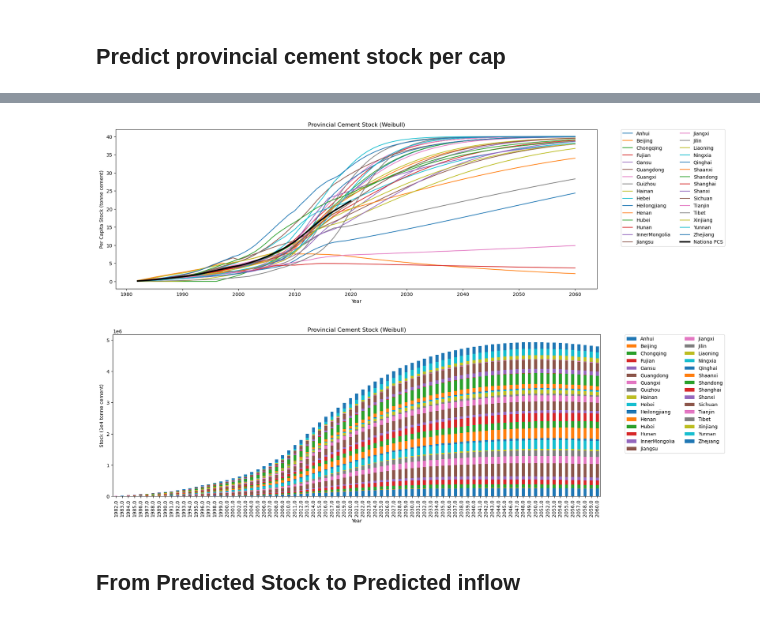
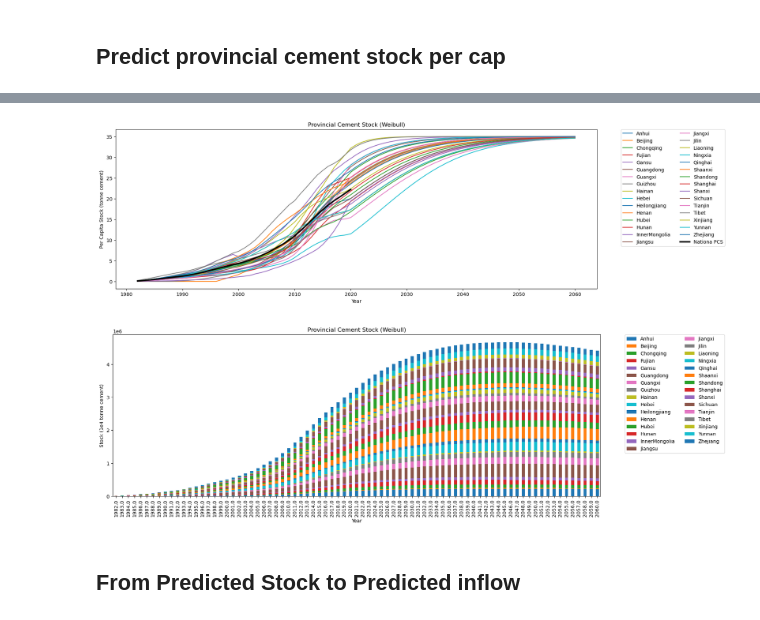
Before and after one commit to jerrysong0128/Dynamic-material-flow-analysis_example, a Jupyter notebook: stock_driven_prediction.ipynb, the cells around one changed output, grey strips where cells are left out. Drawn from its saved outputs; the diff is of its cells as text; code cells hidden in the pictures.

```diff
--- a/stock_driven_prediction.ipynb
+++ b/stock_driven_prediction.ipynb
@@ -137,32 +178,33 @@ draw_per_capita_stock_time(per_cap_history_pre)
 # %%
 #c_0 =          # per-cap cement stock in 2020;
 #d_0 =          # per-cap cement stock changed from 2019 to 2020;
-#t_0 = 2020     # the begining year of prediction (2020);
+#t_0            # the begining year of prediction (2020);
 #s_level =      # the saturation level of per-cap cement stock provincial level;
 def per_cap_prediction(c_0,d_0,t_0,s_level,t_f):
-    s_p = (s_level)/(1+((s_level/c_0)-1)*math.exp((-(s_level*d_0)/(c_0*(s_level-c_0)))*(t_f-t_0)))
+    d_0_1 = d_0
+    d_0_2 = (s_level-c_0)/(2060-2020)
+    d_0 = d_0_1*0.6 + d_0_2*0.4
+    s_p = (s_level)/(1+((s_level/c_0)-1)*math.exp((-(s_level)/(c_0*(s_level-c_0)))*(t_f-t_0)))
     return s_p
-
 
 def predict_PCS(num_prov,per_cap_history,s_level):
     predicted_PCS = per_cap_history.copy()
     for prov in range(1, num_prov+1):
         for year in range(2021, 2061):
             if year not in predicted_PCS.index:
                 predicted_PCS.loc[year] = pd.Series(index=predicted_PCS.columns)
             predicted_PCS.loc[year][prov] = per_cap_prediction(predicted_PCS.loc[2020][prov], predicted_PCS.loc[2020][prov]-predicted_PCS.loc[2019][prov], 2020, s_level.loc[prov], year)
     return predicted_PCS
 
-s_level = pd.DataFrame({'Value': 40}, index=range(1, 32))
+s_level = pd.DataFrame({'Value': 35}, index=range(1, 32))
 predicted_PCS = predict_PCS(31,per_cap_history,s_level)
 
-predicted_PCS_pre = predicted_PCS.copy()
-predicted_PCS_pre.columns = province_code['Province']
+predicted_PCS_pre = rename_province_code(predicted_PCS)
 draw_per_capita_stock_time(predicted_PCS_pre)
 # %% [output]
-[figure, old version]
+[figure, new version]
 # %%
-pop_cut_long = pop.loc[1982:2060]
+
 def total_capita_stock(predicted_PCS, pop_cut_long):
     predicted_PCS = predicted_PCS.apply(pd.to_numeric)
     # align the index of predicted_PCS
@@ -171,13 +213,17 @@ def total_capita_stock(predicted_PCS, pop_cut_long):
     stock_predicted = predicted_PCS * pop_cut_long
     return stock_predicted
 
+pop_cut_long = pop.loc[1982:2060]
+predicted_PCS[2] = predicted_PCS[2] * PCS_Jingjinji.loc[2020, 'coefficient_BJ']
+predicted_PCS[24] = predicted_PCS[24] * PCS_Jingjinji.loc[2020, 'coefficient_TJ']
+predicted_PCS[27] = predicted_PCS[27] * PCS_Jiangzhehu.loc[2020, 'coefficient_SH']
 total_stock = total_capita_stock(predicted_PCS, pop_cut_long)
 
 total_stock_pre = total_stock.copy()
 total_stock_pre.columns = province_code['Province']
 plot_database(total_stock_pre, 'Provincial Cement Stock (Weibull)','Stock (1e4 tonne cement)')
 # %% [output]
-[figure, old version]
+[figure, new version]
 # %% [markdown]
 ## From Predicted Stock to Predicted inflow
 # %%
```
Also changed, not shown: parts of 5 cells of this notebook, 2 other files.
